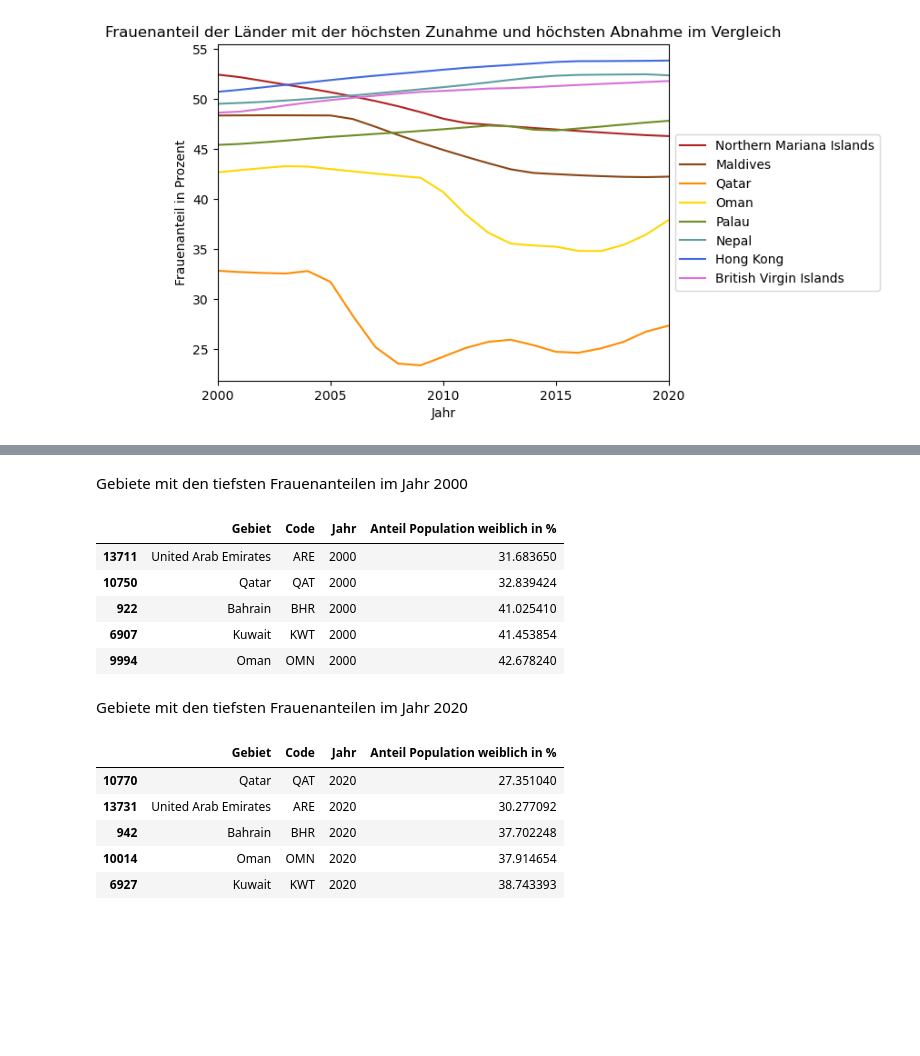
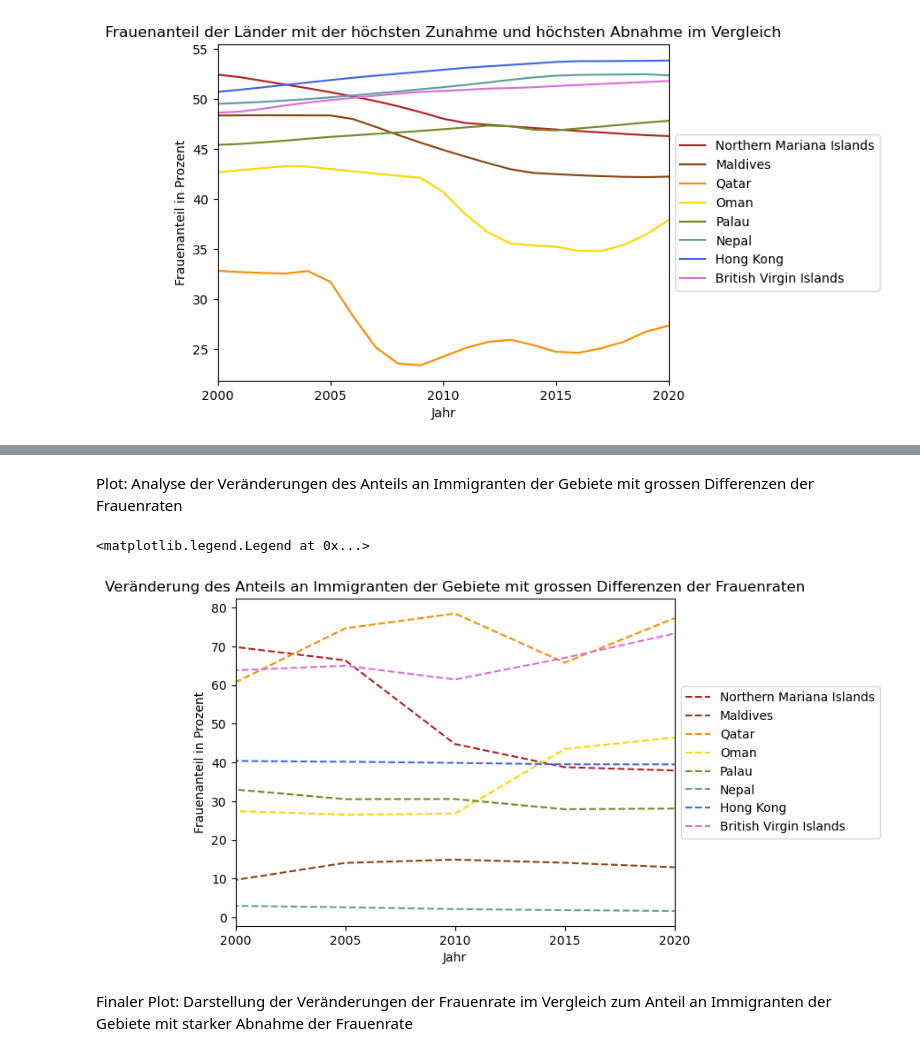
Before and after one commit to elenabuchli/Leistungsnachweis_2, a Jupyter notebook: Leistungsnachweis_Python_Frauenanteil.ipynb, the cells around one changed output, grey strips where cells are left out. Cells and saved outputs as stored; diff of their text form; code cells hidden in the pictures; blank space fills up the shorter version.

Commit message:
2. Datensatz hinzugefügt, Plots

```diff
--- a/Leistungsnachweis_Python_Frauenanteil.ipynb
+++ b/Leistungsnachweis_Python_Frauenanteil.ipynb
@@ -35,0 +36,4 @@ df.head()
+# %%
+df_immigration = pd.read_csv('share-of-the-population-that-was-born-in-another-country.csv', skiprows=1,
+                           names=['Gebiet','Jahr','Anteil Immigranten in %'])
+df_immigration.head()
@@ -35,0 +47,3 @@ df.head()
+# %%
+df_immigration_pivot = df_immigration.pivot(columns='Gebiet', index='Jahr', values='Anteil Immigranten in %')
+df_immigration_pivot.head()
@@ -384,23 +407,18 @@ df_filtered[df_filtered['Jahr'] == 2020].sort_values(by='Anteil Population weibl
-# %% [markdown]
-Gebiete mit den tiefsten Frauenanteilen im Jahr 2000
-# %%
-df_filtered[df_filtered['Jahr'] == 2000].sort_values(by='Anteil Population weiblich in %', ascending=True).head(5)
-# %% [output]
-|  | Gebiet | Code | Jahr | Anteil Population weiblich in % |
-| 13711 | United Arab Emirates | ARE | 2000 | 31.683650 |
-| 10750 | Qatar | QAT | 2000 | 32.839424 |
-| 922 | Bahrain | BHR | 2000 | 41.025410 |
-| 6907 | Kuwait | KWT | 2000 | 41.453854 |
-| 9994 | Oman | OMN | 2000 | 42.678240 |
-# %% [markdown]
-Gebiete mit den tiefsten Frauenanteilen im Jahr 2020
-# %%
-df_filtered[df_filtered['Jahr'] == 2020].sort_values(by='Anteil Population weiblich in %',
-                                                     ascending=True).head(5)
-# %% [output]
-|  | Gebiet | Code | Jahr | Anteil Population weiblich in % |
-| 10770 | Qatar | QAT | 2020 | 27.351040 |
-| 13731 | United Arab Emirates | ARE | 2020 | 30.277092 |
-| 942 | Bahrain | BHR | 2020 | 37.702248 |
-| 10014 | Oman | OMN | 2020 | 37.914654 |
-| 6927 | Kuwait | KWT | 2020 | 38.743393 |
+# %% [markdown]
+Plot: Analyse der Veränderungen des Anteils an Immigranten der Gebiete mit grossen Differenzen der Frauenraten
+# %%
+custom_colors=['firebrick','saddlebrown','darkorange','gold','olivedrab','cadetblue','royalblue','orchid']
+
+df_vergleich_immigration=df_immigration_pivot[['Northern Mariana Islands', 'Maldives', 'Qatar', 'Oman', 'Palau', 'Nepal',
+                                'Hong Kong', 'British Virgin Islands']]
+ax = df_vergleich_immigration.plot (ylabel='Frauenanteil in Prozent',
+                        title='Veränderung des Anteils an Immigranten der Gebiete mit grossen Differenzen der Frauenraten',
+                        xlim=[2000, 2020], linestyle='dashed',
+                        color=custom_colors)
+ax.set_xticks(range(2000, 2021, 5))
+ax.legend(loc='center left', bbox_to_anchor=(1.0, 0.5))
+# %% [output]
+<matplotlib.legend.Legend at 0x...>
+[figure, added]
+# %% [markdown]
+Finaler Plot: Darstellung der Veränderungen der Frauenrate im Vergleich zum Anteil an Immigranten der Gebiete mit starker Abnahme der Frauenrate
```
Also changed, not shown: parts of 14 cells of this notebook, 1 other file.
